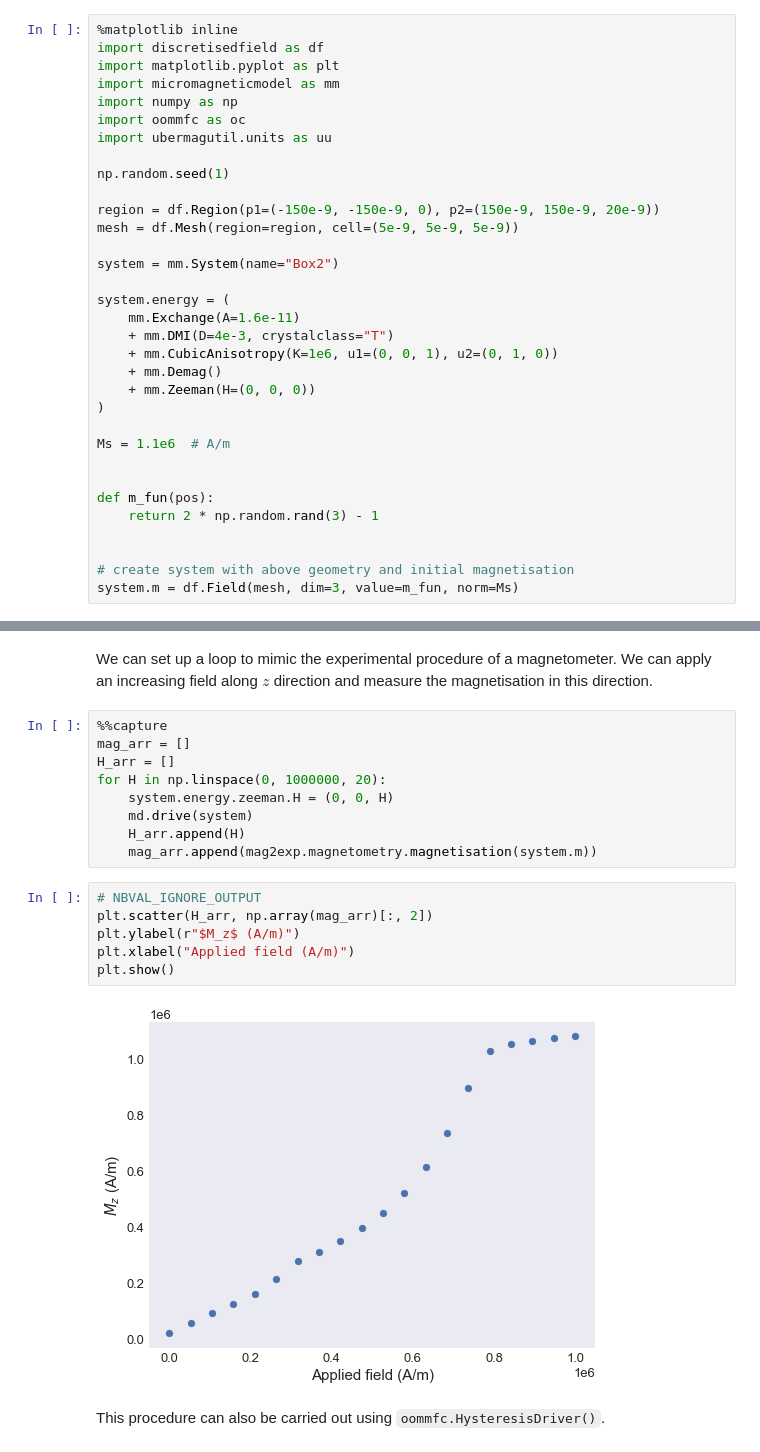
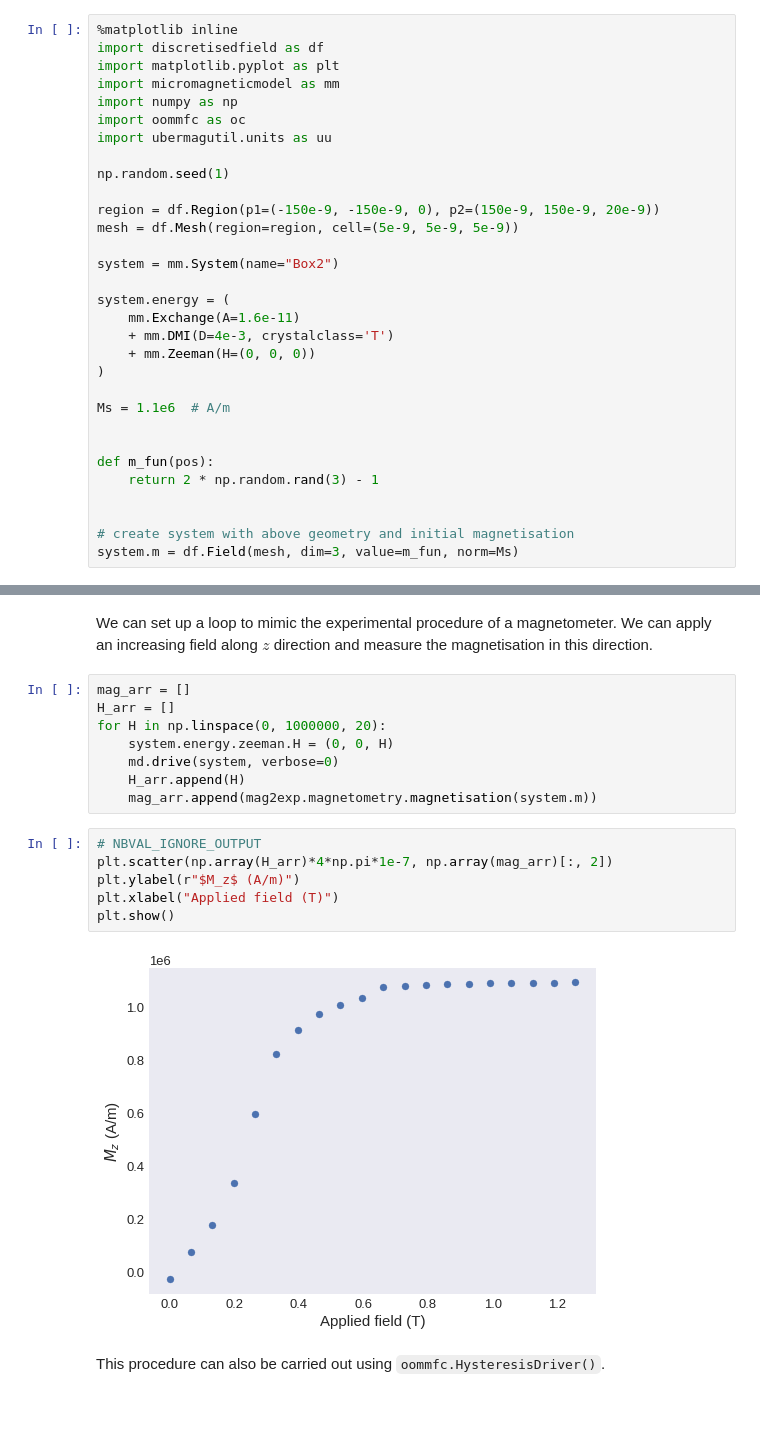
Before and after one commit to ubermag/mag2exp, a Jupyter notebook: docs/DC_magnetometry.ipynb, the cells around one changed output, grey strips where cells are left out. Saved outputs shown, nothing was run; the diff lists cells and outputs as text; blank space fills up the shorter version.

```diff
--- a/docs/DC_magnetometry.ipynb
+++ b/docs/DC_magnetometry.ipynb
@@ -26,9 +26,7 @@ system = mm.System(name="Box2")
 
 system.energy = (
     mm.Exchange(A=1.6e-11)
-    + mm.DMI(D=4e-3, crystalclass="T")
-    + mm.CubicAnisotropy(K=1e6, u1=(0, 0, 1), u2=(0, 1, 0))
-    + mm.Demag()
+    + mm.DMI(D=4e-3, crystalclass='T')
     + mm.Zeeman(H=(0, 0, 0))
 )
 
@@ -77,21 +75,20 @@ mag2exp.magnetometry.magnetisation(system.m)
 # %% [markdown]
 We can set up a loop to mimic the experimental procedure of a magnetometer. We can apply an increasing field along $z$ direction and measure the magnetisation in this direction.
 # %%
-%%capture
 mag_arr = []
 H_arr = []
 for H in np.linspace(0, 1000000, 20):
     system.energy.zeeman.H = (0, 0, H)
-    md.drive(system)
+    md.drive(system, verbose=0)
     H_arr.append(H)
     mag_arr.append(mag2exp.magnetometry.magnetisation(system.m))
 # %%
 # NBVAL_IGNORE_OUTPUT
-plt.scatter(H_arr, np.array(mag_arr)[:, 2])
+plt.scatter(np.array(H_arr)*4*np.pi*1e-7, np.array(mag_arr)[:, 2])
 plt.ylabel(r"$M_z$ (A/m)")
-plt.xlabel("Applied field (A/m)")
+plt.xlabel("Applied field (T)")
 plt.show()
 # %% [output]
-[figure, old version]
+[figure, new version]
 # %% [markdown]
 This procedure can also be carried out using `oommfc.HysteresisDriver()`.
```
Also changed, not shown: parts of 2 cells of this notebook, 3 other files.
